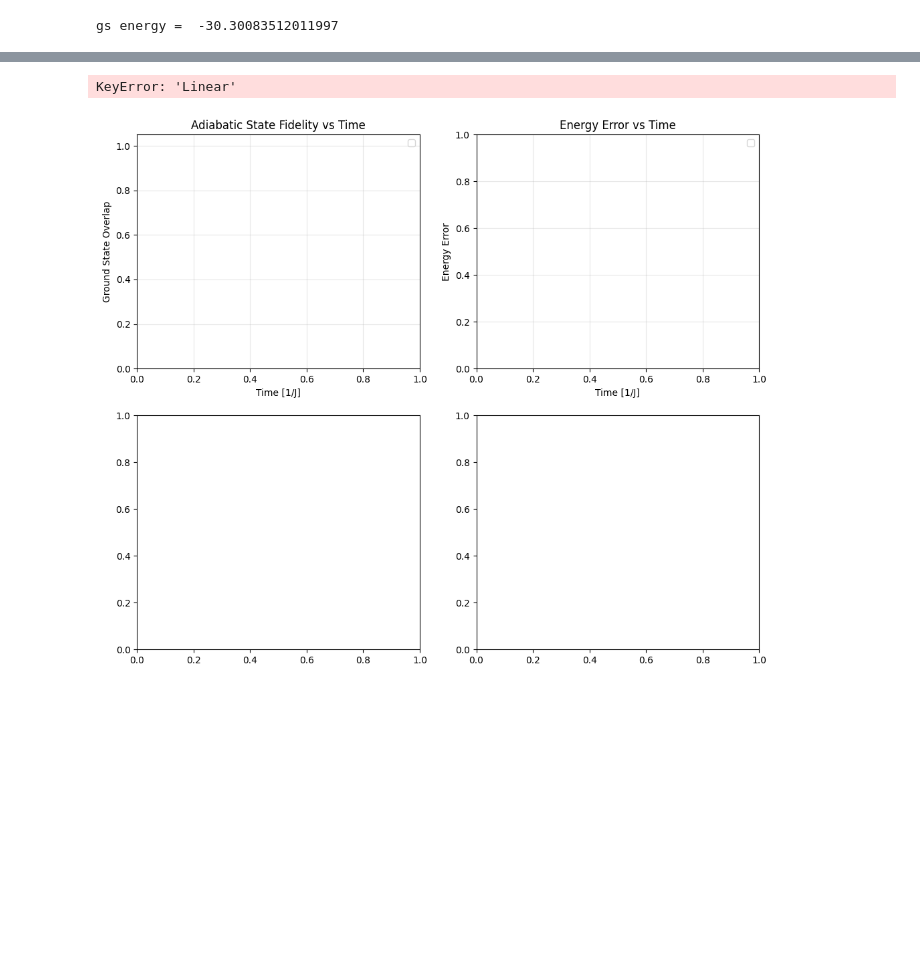
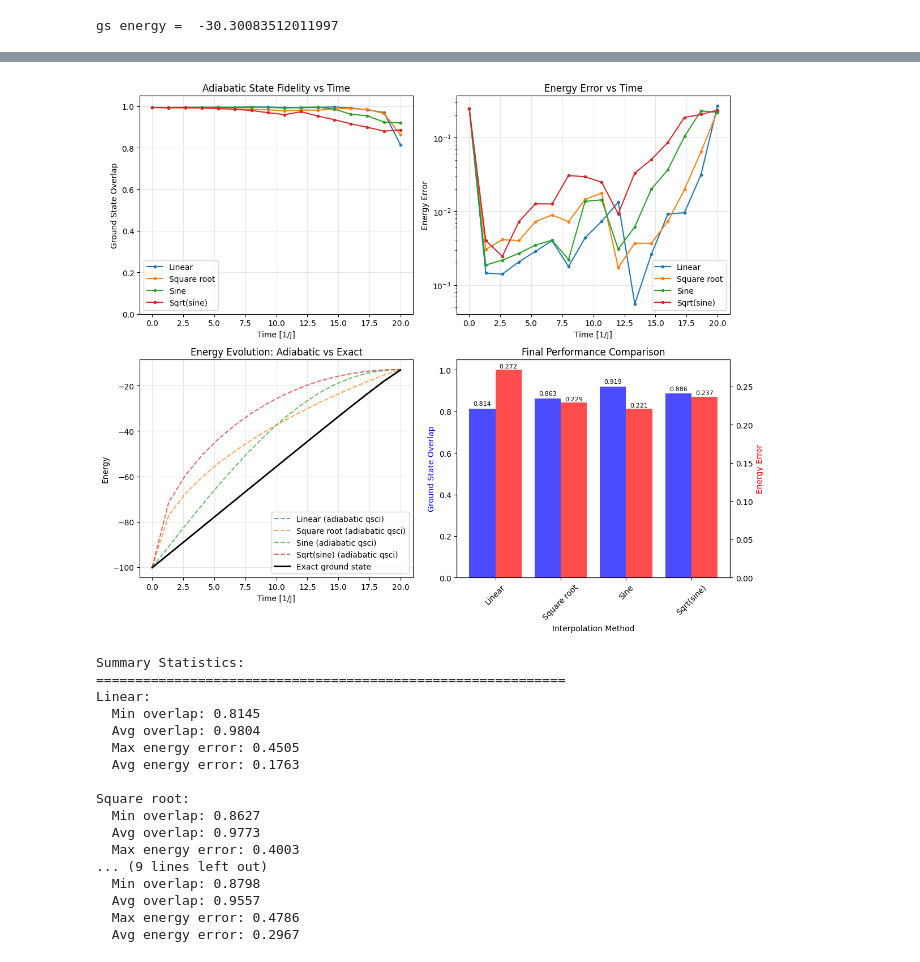
Before and after one commit to QunaSys/quri-sdk-notebooks, a Jupyter notebook: AdiabaticTEQSCI.ipynb, the cells around one changed output, grey strips where cells are left out. Saved outputs shown, nothing was run; the diff lists cells and outputs as text; code cells hidden in the pictures; blank space fills up the shorter version.

Commit message:
10 qubit

```diff
--- a/AdiabaticTEQSCI.ipynb
+++ b/AdiabaticTEQSCI.ipynb
@@ -424,11 +424,11 @@ def get_exact_ground_state(hamiltonian):
 def get_qsci_ground_state(hamiltonian, trial_state, shot_count, num_states_pick_out = None):
     trial_state.qubit_count
 
-    eigval, eigvec = qsci(hamiltonian,[trial_state],create_qulacs_general_vector_sampler(),shot_count,num_states_pick_out=num_states_pick_out)
+    eigval, _ = qsci(hamiltonian,[trial_state],create_qulacs_general_vector_sampler(),shot_count,num_states_pick_out=num_states_pick_out)
 
     ground_energy = eigval[0]
-    ground_state_vector = evaluate_state_to_vector(eigvec[0]).vector
-    return ground_energy, ground_state_vector
+    # ground_state_vector = evaluate_state_to_vector(eigvec[0]).vector
+    return ground_energy  #, ground_state_vector
 
 
 def compute_state_overlap(state1_vector, state2_vector):
@@ -480,7 +480,7 @@ def test_adiabatic_fidelity(qubit_count=4, h_start=10.0, h_end=1.1, n_steps=20,
         # Get current Hamiltonian and exact ground state
         current_ham = get_TFIM(qubit_count, h_current)
         exact_energy, exact_gs_vector = get_exact_ground_state(current_ham)
-        qsci_energy, qsci_gs_vector = get_qsci_ground_state(current_ham,adiabatic_state,shot_count,num_states_pick_out=r)
+        qsci_energy = get_qsci_ground_state(current_ham,adiabatic_state,shot_count,num_states_pick_out=r)
 
 
         # Get adiabatic state vector
@@ -503,12 +503,12 @@ def test_adiabatic_fidelity(qubit_count=4, h_start=10.0, h_end=1.1, n_steps=20,
 
         # Time evolve for next step (except last iteration)
         if i < len(times) - 1:
-            h_next_s = interp_func((t + dt) / evolution_time)
-            h_next = h_start + (h_end - h_start) * h_next_s
-            next_ham = get_TFIM(qubit_count, h_next)
+            # h_next_s = interp_func((t + dt) / evolution_time)
+            # h_next = h_start + (h_end - h_start) * h_next_s
+            # next_ham = get_TFIM(qubit_count, h_next)
 
             # Evolve adiabatic state
-            adiabatic_state = get_time_evolved_state([next_ham], dt, adiabatic_state)
+            adiabatic_state = get_time_evolved_state([current_ham], dt, adiabatic_state)
 
     return times, overlaps, energy_errors, exact_energies, adiabatic_energies, qsci_adiabatic_energies, qsci_energy_errors
 # %%
@@ -529,10 +529,12 @@ interpolations = {
 }
 
 # Test parameters
-QUBIT_COUNT = 4
+QUBIT_COUNT = 10
 H_START = 10.0
-H_END = 1.1
+H_END = 1.05
 N_STEPS = 15
+N_SHOTS = 10**5
+R = 160
 EVOLUTION_TIME = 20.0
 
 print(f"Testing adiabatic fidelity for {QUBIT_COUNT} qubits")
@@ -549,7 +551,9 @@ for name, func in interpolations.items():
         h_end=H_END,
         n_steps=N_STEPS,
         evolution_time=EVOLUTION_TIME,
-        interp_func=func
+        shot_count=N_SHOTS,
+        interp_func=func,
+        r=R
     )
     results[name] = {
         'times': times,
@@ -592,7 +608,7 @@ ax1.set_ylim(0, 1.05)
 
 # Plot 2: Energy errors over time
 for name, data in results.items():
-    ax2.semilogy(data['times'], data['energy_errors'], label=name, marker='o', markersize=3)
+    ax2.semilogy(data['times'], data['qsci_energy_errors'], label=name, marker='o', markersize=3)
 ax2.set_xlabel('Time [1/J]')
 ax2.set_ylabel('Energy Error')
 ax2.set_title('Energy Error vs Time')
@@ -601,7 +617,7 @@ ax2.grid(True, alpha=0.3)
 
 # Plot 3: Energy evolution comparison
 for name, data in results.items():
-    ax3.plot(data['times'], data['adiabatic_energies'], '--', label=f'{name} (adiabatic)', alpha=0.7)
+    ax3.plot(data['times'], data['qsci_energies'], '--', label=f'{name} (adiabatic qsci)', alpha=0.7)
 # Plot exact energies (same for all, so just plot once)
 ax3.plot(results['Linear']['times'], results['Linear']['exact_energies'], 'k-',
          linewidth=2, label='Exact ground state')
@@ -614,7 +630,7 @@ ax3.grid(True, alpha=0.3)
 # Plot 4: Final metrics comparison
 names = list(results.keys())
 final_overlaps = [results[name]['overlaps'][-1] for name in names]
-final_errors = [results[name]['energy_errors'][-1] for name in names]
+final_errors = [results[name]['qsci_energy_errors'][-1] for name in names]
 
 x_pos = np.arange(len(names))
 ax4_twin = ax4.twinx()
@@ -629,32 +645,48 @@ ax4.set_title('Final Performance Comparison')
 ax4.set_xticks(x_pos)
 ax4.set_xticklabels(names, rotation=45)
 ax4.set_ylim(0, 1.05)
 
 # Add value labels on bars
 for i, (bar1, bar2) in enumerate(zip(bars1, bars2)):
     ax4.text(bar1.get_x() + bar1.get_width()/2, bar1.get_height() + 0.01,
              f'{final_overlaps[i]:.3f}', ha='center', va='bottom', fontsize=8)
     ax4_twin.text(bar2.get_x() + bar2.get_width()/2, bar2.get_height() + 0.001,
                   f'{final_errors[i]:.3f}', ha='center', va='bottom', fontsize=8)
 
 plt.tight_layout()
 plt.show()
 
 # Print summary statistics
 print("\nSummary Statistics:")
 print("="*60)
 for name, data in results.items():
     min_overlap = min(data['overlaps'])
     avg_overlap = np.mean(data['overlaps'])
     max_error = max(data['energy_errors'])
     avg_error = np.mean(data['energy_errors'])
 
     print(f"{name}:")
     print(f"  Min overlap: {min_overlap:.4f}")
     print(f"  Avg overlap: {avg_overlap:.4f}")
     print(f"  Max energy error: {max_error:.4f}")
     print(f"  Avg energy error: {avg_error:.4f}")
     print()
 # %% [output]
+[figure, new version]
-KeyError: 'Linear'
+Summary Statistics:
+============================================================
+Linear:
+  Min overlap: 0.8145
+  Avg overlap: 0.9804
+  Max energy error: 0.4505
+  Avg energy error: 0.1763
+
+Square root:
+  Min overlap: 0.8627
+  Avg overlap: 0.9773
+  Max energy error: 0.4003
+... (9 lines left out)
+  Min overlap: 0.8798
+  Avg overlap: 0.9557
+  Max energy error: 0.4786
+  Avg energy error: 0.2967
-[figure, old version]
```
Also changed, not shown: parts of 5 cells of this notebook.
